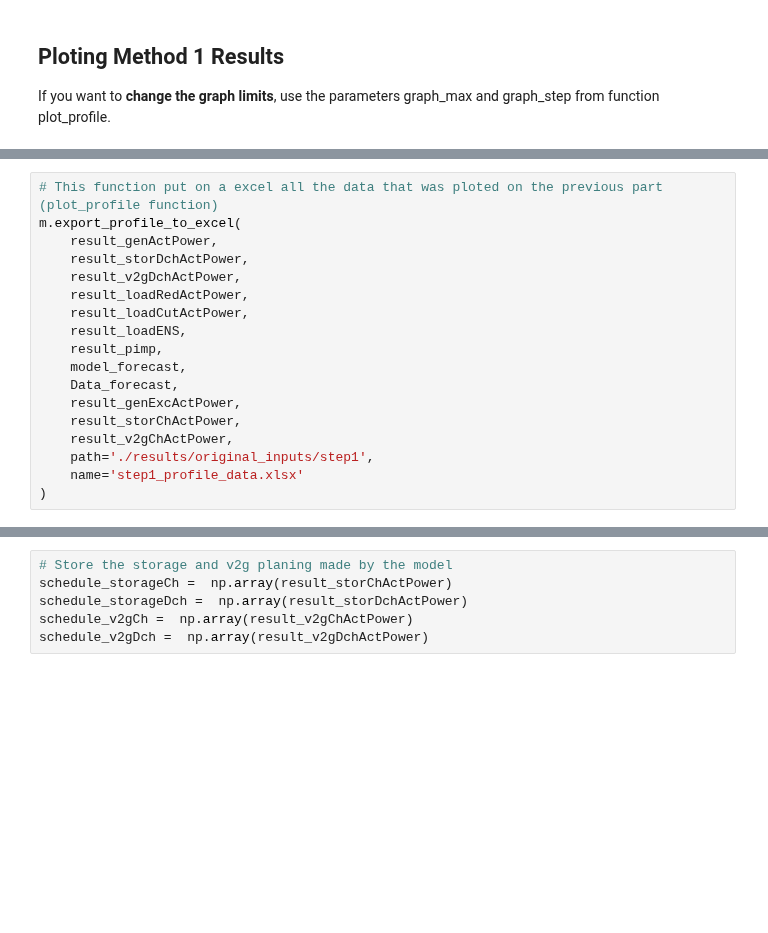
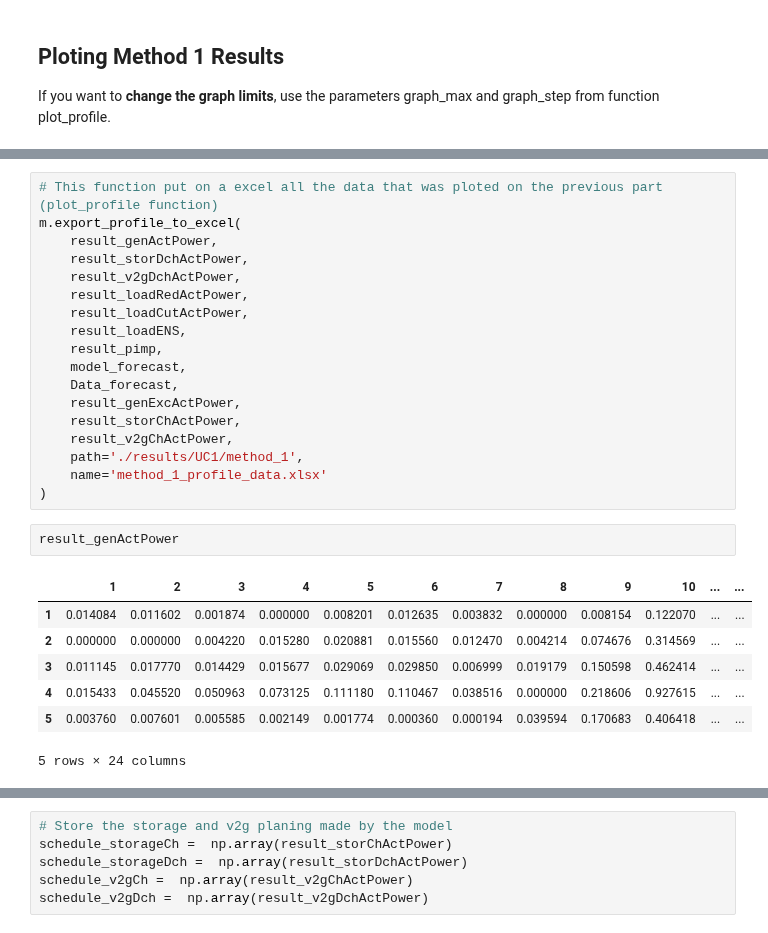
Before and after one commit to cpguzman/energy_communities_management, a Jupyter notebook: pyecom_tomas/pyecomWforecats.ipynb, the cells around one changed output, grey strips where cells are left out. Drawn from its saved outputs; the diff is of its cells as text; blank space fills up the shorter version.

```diff
--- a/pyecom_tomas/pyecomWforecats.ipynb
+++ b/pyecom_tomas/pyecomWforecats.ipynb
@@ -283,9 +283,19 @@ m.export_profile_to_excel(
     result_genExcActPower,
     result_storChActPower,
     result_v2gChActPower,
-    path='./results/original_inputs/step1',
-    name='step1_profile_data.xlsx'
+    path='./results/UC1/method_1',
+    name='method_1_profile_data.xlsx'
 )
+# %%
+result_genActPower
+# %% [output]
+|  | 1 | 2 | 3 | 4 | 5 | 6 | 7 | 8 | 9 | 10 | ... | ... |
+| 1 | 0.014084 | 0.011602 | 0.001874 | 0.000000 | 0.008201 | 0.012635 | 0.003832 | 0.000000 | 0.008154 | 0.122070 | ... | ... |
+| 2 | 0.000000 | 0.000000 | 0.004220 | 0.015280 | 0.020881 | 0.015560 | 0.012470 | 0.004214 | 0.074676 | 0.314569 | ... | ... |
+| 3 | 0.011145 | 0.017770 | 0.014429 | 0.015677 | 0.029069 | 0.029850 | 0.006999 | 0.019179 | 0.150598 | 0.462414 | ... | ... |
+| 4 | 0.015433 | 0.045520 | 0.050963 | 0.073125 | 0.111180 | 0.110467 | 0.038516 | 0.000000 | 0.218606 | 0.927615 | ... | ... |
+| 5 | 0.003760 | 0.007601 | 0.005585 | 0.002149 | 0.001774 | 0.000360 | 0.000194 | 0.039594 | 0.170683 | 0.406418 | ... | ... |
+5 rows × 24 columns
 # %%
 # PLot the results of the eletric vehicles and charging stations
 if result_v2gEnerState.values.shape[0] == 5:
```
Also changed, not shown: parts of 17 cells of this notebook, 1 other file.
